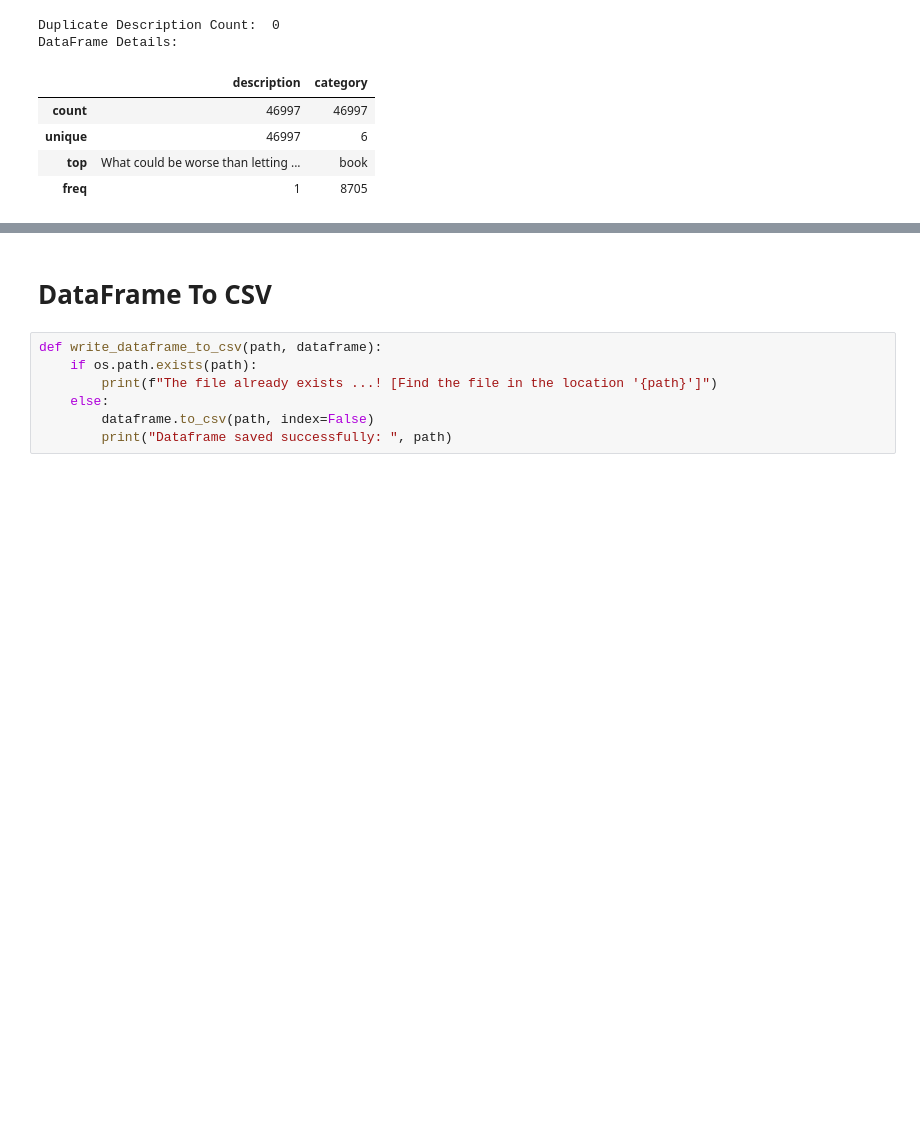
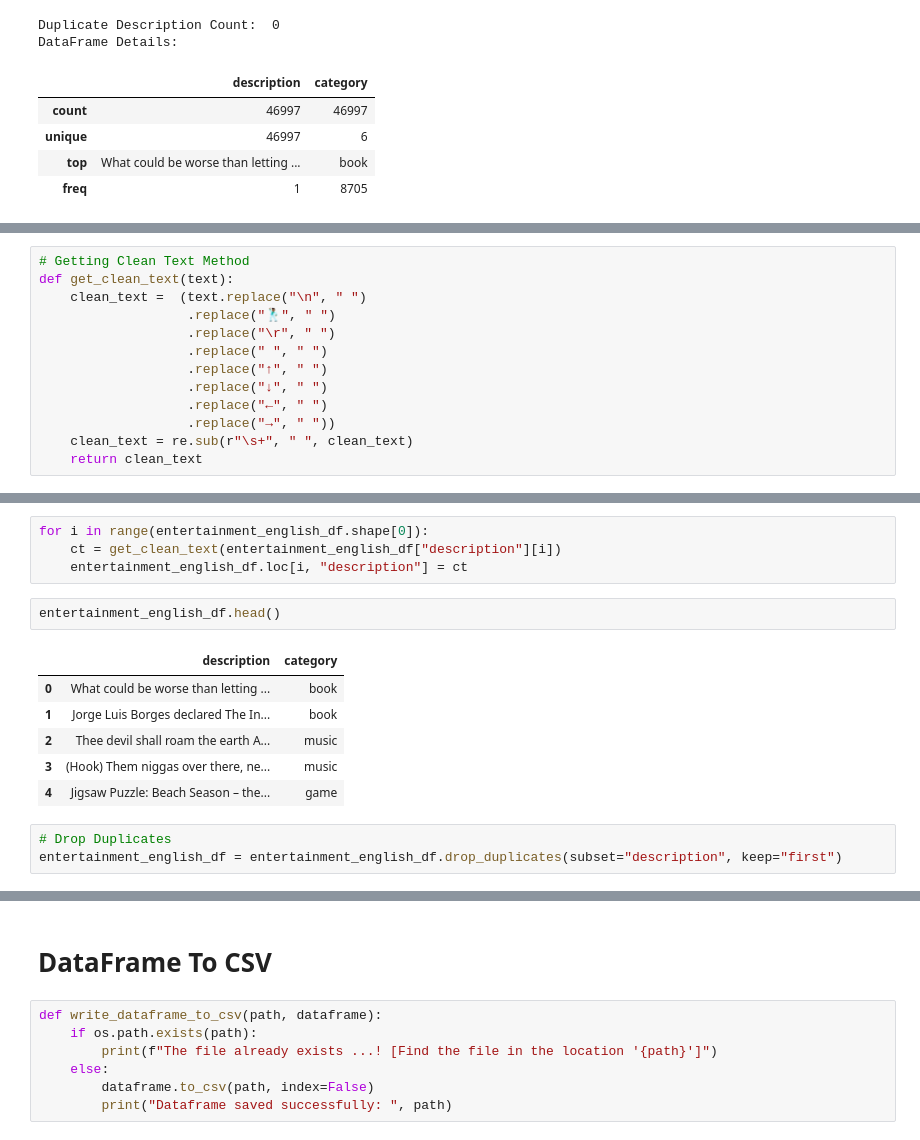
Before and after one commit to MYTE21/Entertainment.Valley, a Jupyter notebook: notebooks/category_classification/category_preparation.ipynb, the cells around one changed output, grey strips where cells are left out. Cells and saved outputs as stored; diff of their text form; blank space fills up the shorter version.

```diff
--- a/notebooks/category_classification/category_preparation.ipynb
+++ b/notebooks/category_classification/category_preparation.ipynb
@@ -317,0 +373,13 @@ DataFrame Details:
+# %%
+# Getting Clean Text Method
+def get_clean_text(text):
+    clean_text =  (text.replace("\n", " ")
+                   .replace("🕺🏾", " ")
+                   .replace("\r", " ")
+                   .replace(" ", " ")
+                   .replace("↑", " ")
+                   .replace("↓", " ")
+                   .replace("←", " ")
+                   .replace("→", " "))
+    clean_text = re.sub(r"\s+", " ", clean_text)
+    return clean_text
@@ -317,0 +394,16 @@ DataFrame Details:
+# %%
+for i in range(entertainment_english_df.shape[0]):
+    ct = get_clean_text(entertainment_english_df["description"][i])
+    entertainment_english_df.loc[i, "description"] = ct
+# %%
+entertainment_english_df.head()
+# %% [output]
+|  | description | category |
+| 0 | What could be worse than letting ... | book |
+| 1 | Jorge Luis Borges declared The In... | book |
+| 2 | Thee devil shall roam the earth A... | music |
+| 3 | (Hook) Them niggas over there, ne... | music |
+| 4 | Jigsaw Puzzle: Beach Season – the... | game |
+# %%
+# Drop Duplicates
+entertainment_english_df = entertainment_english_df.drop_duplicates(subset="description", keep="first")
```
Also changed, not shown: parts of 13 cells of this notebook, 4 other files.
